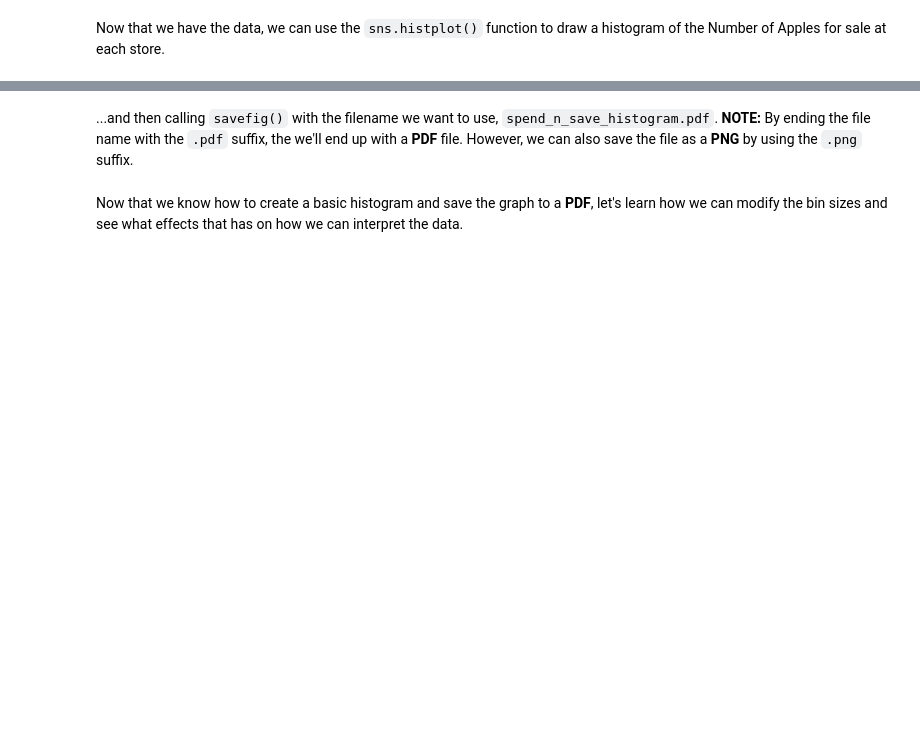
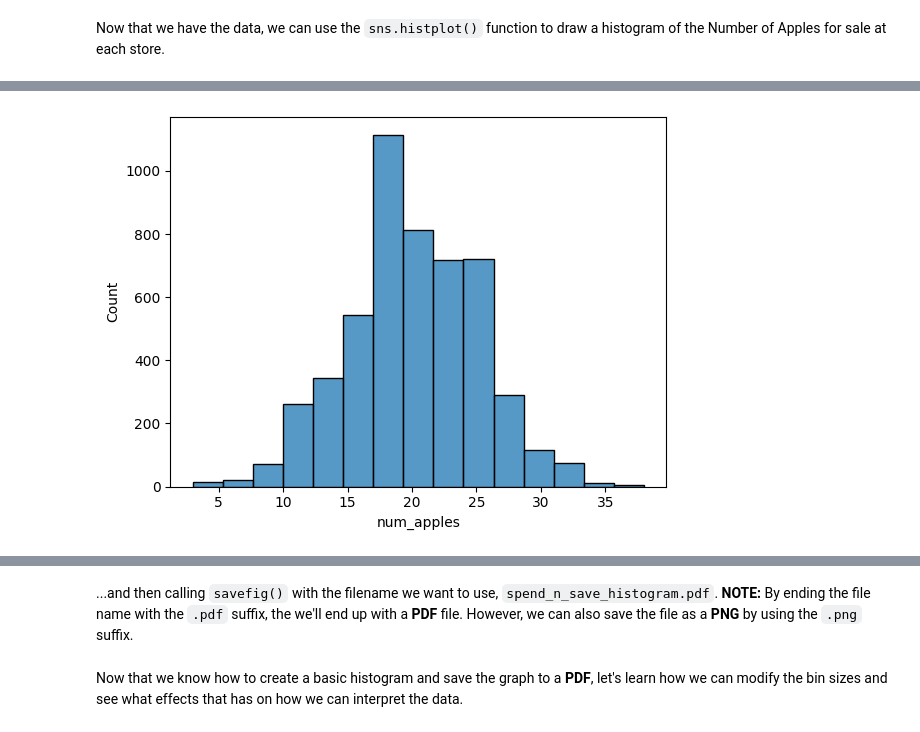
Before and after one commit to rahiakela/StatQuest-Illustrated-Guide-to-Statistics, a Jupyter notebook: chapter_02/chapter_02_py.ipynb, the cells around one changed output, grey strips where cells are left out. Saved outputs shown, nothing was run; the diff lists cells and outputs as text; code cells hidden in the pictures; blank space fills up the shorter version.

```diff
--- a/chapter_02/chapter_02_py.ipynb
+++ b/chapter_02/chapter_02_py.ipynb
@@ -56,0 +80,4 @@ my_hist = sns.histplot(data=spend_n_save_df, x='num_apples', bins='scott')
+# %%
+my_hist = sns.histplot(data=spend_n_save_df, x='num_apples', bins='doane')
+# %% [output]
+[figure, added]
```
Also changed, not shown: parts of 22 cells of this notebook.
